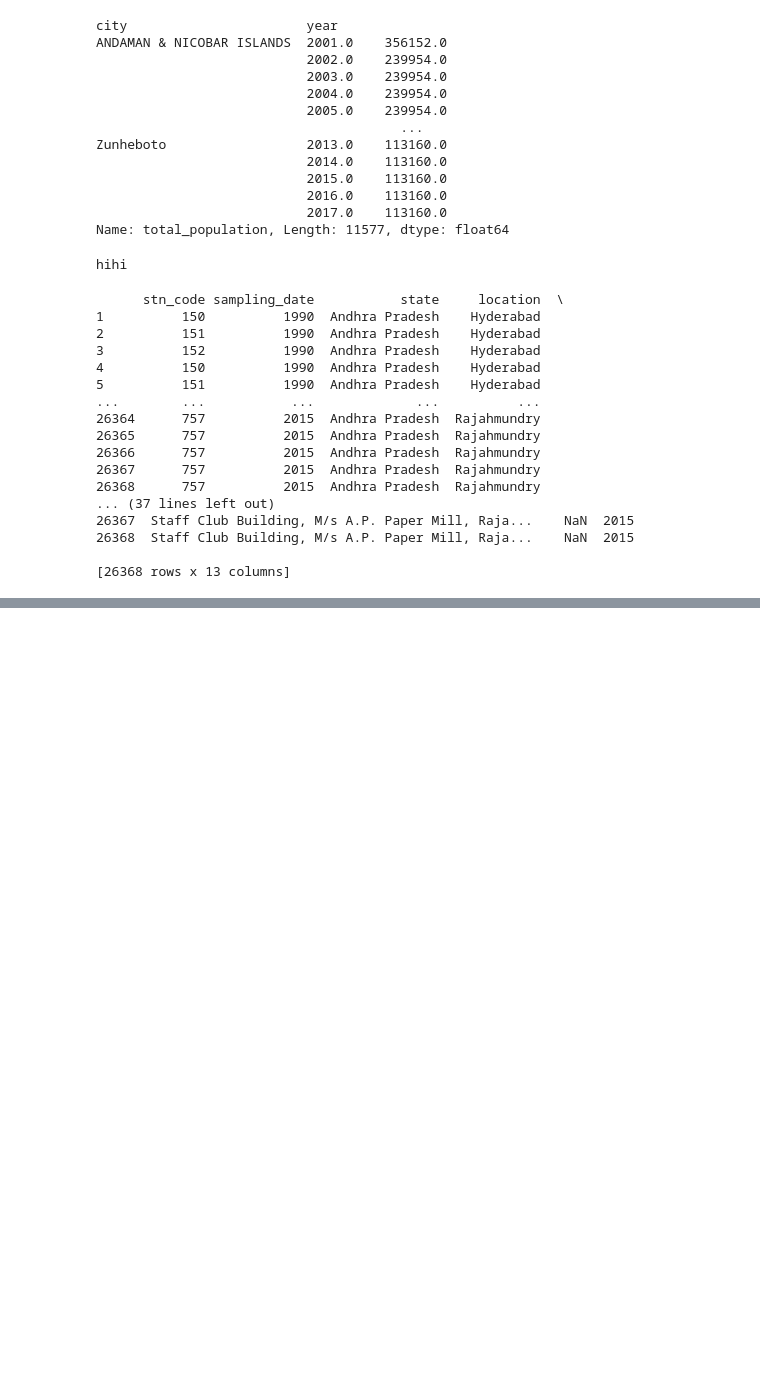
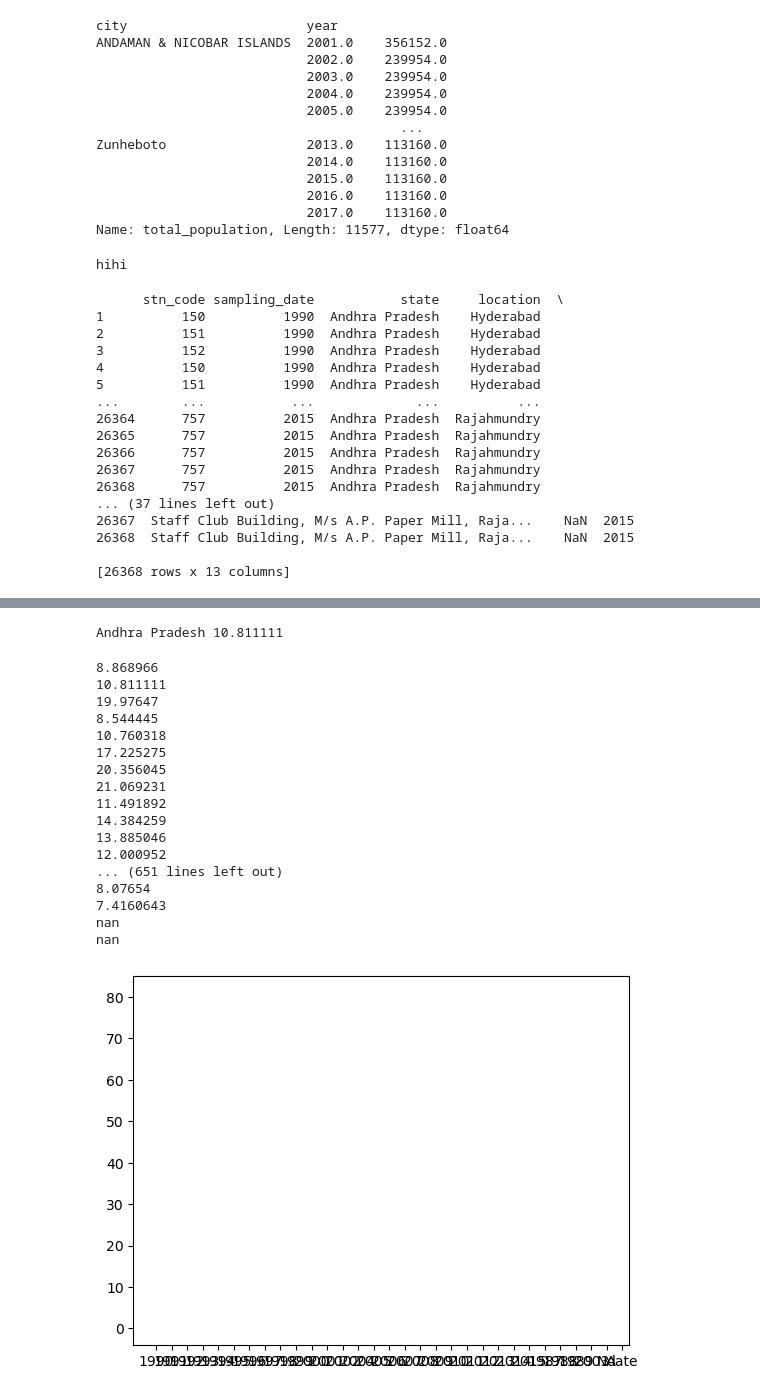
Before and after one commit to StephanSchweitzer/hadoopProject, a Jupyter notebook: dataProcessingNotebook.ipynb, the cells around one changed output, grey strips where cells are left out. Cells and saved outputs as stored; diff of their text form; code cells hidden in the pictures; blank space fills up the shorter version.

Commit message:
trying to make a line plot that shows the progress of pollution over time, giving up for now and going to bed

```diff
--- a/dataProcessingNotebook.ipynb
+++ b/dataProcessingNotebook.ipynb
@@ -377,8 +377,10 @@ def get_pollution_by_city_and_year(the_dataframe, searched_state = '', searched_
                 full_data_frame = full_data_frame[full_data_frame.date == searched_year]
 
         if short:
-                full_data_frame = full_data_frame.groupby(["state"])["so2", "no2", "rspm"].aggregate('mean')
+                full_data_frame = full_data_frame.groupby(["state", 'date'])["so2", "no2", "rspm"].aggregate('mean')
 
         return full_data_frame
 # %%
-test = get_pollution_by_city_and_year(pollutiondatadf_filtered_years, 'Andhra Pradesh', '1990', True)
+test = get_pollution_by_city_and_year(pollutiondatadf_filtered_years, searched_year='1990', short=True)
+test2 = get_pollution_by_city_and_year(pollutiondatadf_filtered_years, short=True)
+test3 = get_pollution_by_city_and_year(pollutiondatadf_filtered_years)
@@ -390,0 +411,35 @@ Andhra Pradesh  8.868966  15.296552   NaN
+# %%
+print(test2.index[1][0], test2['so2'][1])
+# %% [output]
+Andhra Pradesh 10.811111
+# %%
+for entry in range(len(test2)):
+    state_name = test2.index[entry][0]
+    year = test2.index[entry][1]
+    plt.plot(year, test2['so2'][entry], label=state_name)
+    print(test2['so2'][entry])
+
+# plt.xlabel('Year')
+# plt.ylabel('so2')
+# plt.title('Pollution Progress by State')
+# plt.legend()
+# plt.show()
+# %% [output]
+8.868966
+10.811111
+19.97647
+8.544445
+10.760318
+17.225275
+20.356045
+21.069231
+11.491892
+14.384259
+13.885046
+12.000952
+... (651 lines left out)
+8.07654
+7.4160643
+nan
+nan
+[figure, added]
```
Also changed, not shown: parts of 5 cells of this notebook.
